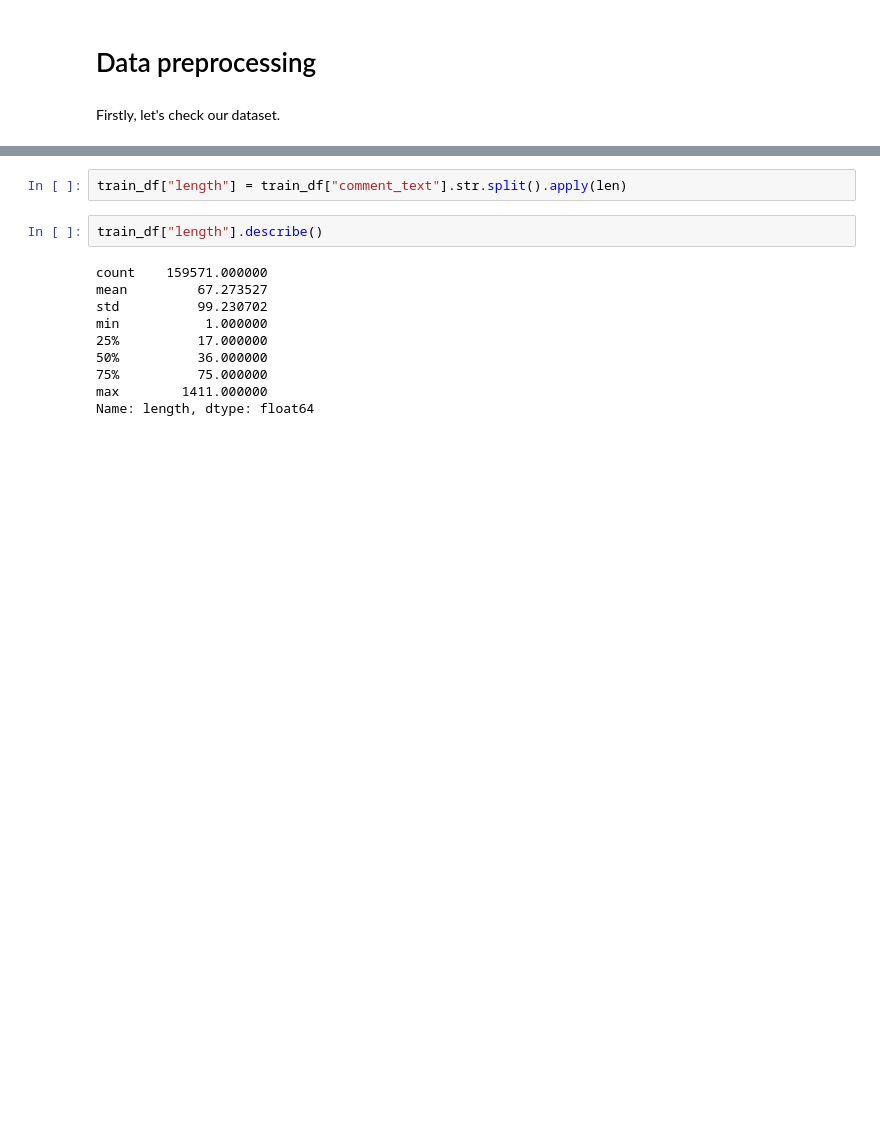
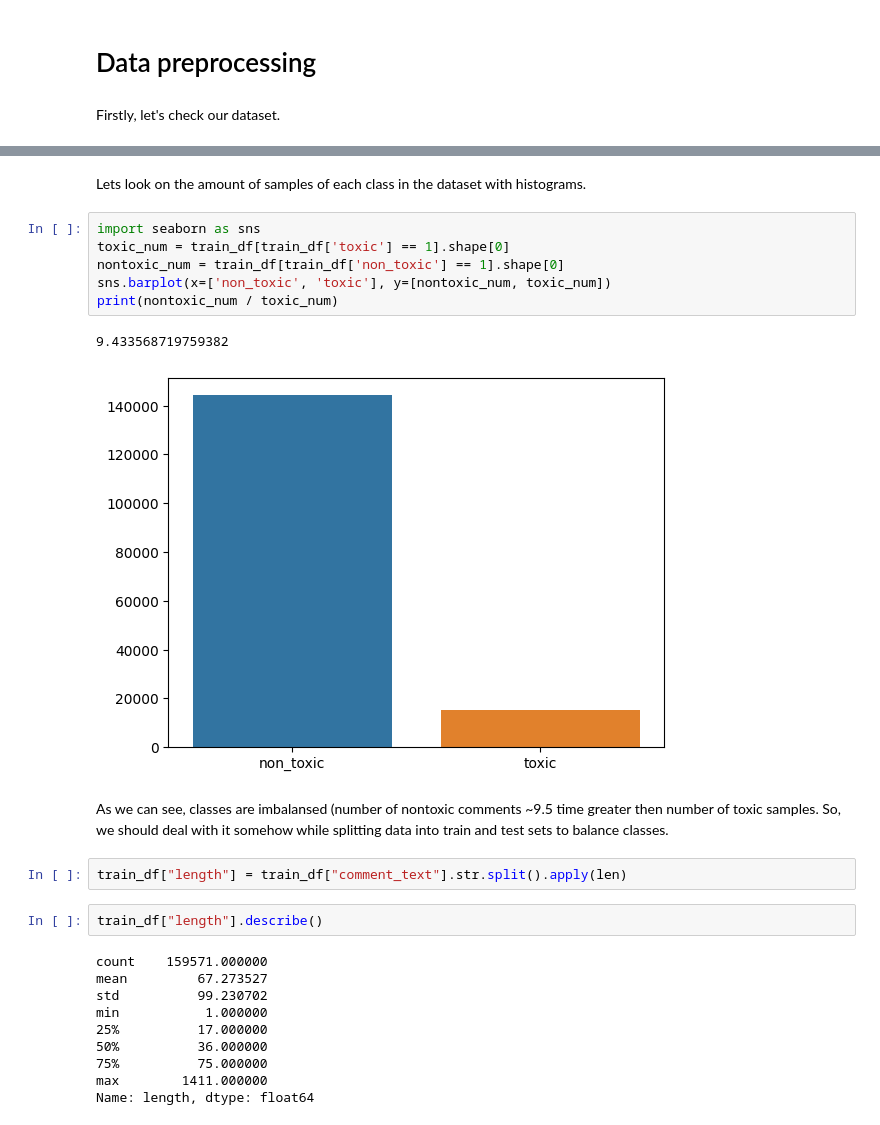
Before and after one commit to naryst/toxic_comments_classification, a Jupyter notebook: Model_Text_Classification.ipynb, the cells around one changed output, grey strips where cells are left out. Cells and saved outputs as stored; diff of their text form; blank space fills up the shorter version.

```diff
--- a/Model_Text_Classification.ipynb
+++ b/Model_Text_Classification.ipynb
@@ -74,3 +77,16 @@ train_df.head(10)
+# %% [markdown]
+Lets look on the amount of samples of each class in the dataset with histograms.
+# %%
+import seaborn as sns
+toxic_num = train_df[train_df['toxic'] == 1].shape[0]
+nontoxic_num = train_df[train_df['non_toxic'] == 1].shape[0]
+sns.barplot(x=['non_toxic', 'toxic'], y=[nontoxic_num, toxic_num])
+print(nontoxic_num / toxic_num)
+# %% [output]
+9.433568719759382
+[figure, added]
+# %% [markdown]
+As we can see, classes are imbalansed (number of nontoxic comments ~9.5 time greater then number of toxic samples. So, we should deal with it somehow while splitting data into train and test sets to balance classes.
 # %%
 train_df["length"] = train_df["comment_text"].str.split().apply(len)
 # %%
```
Also changed, not shown: parts of 17 cells of this notebook.
